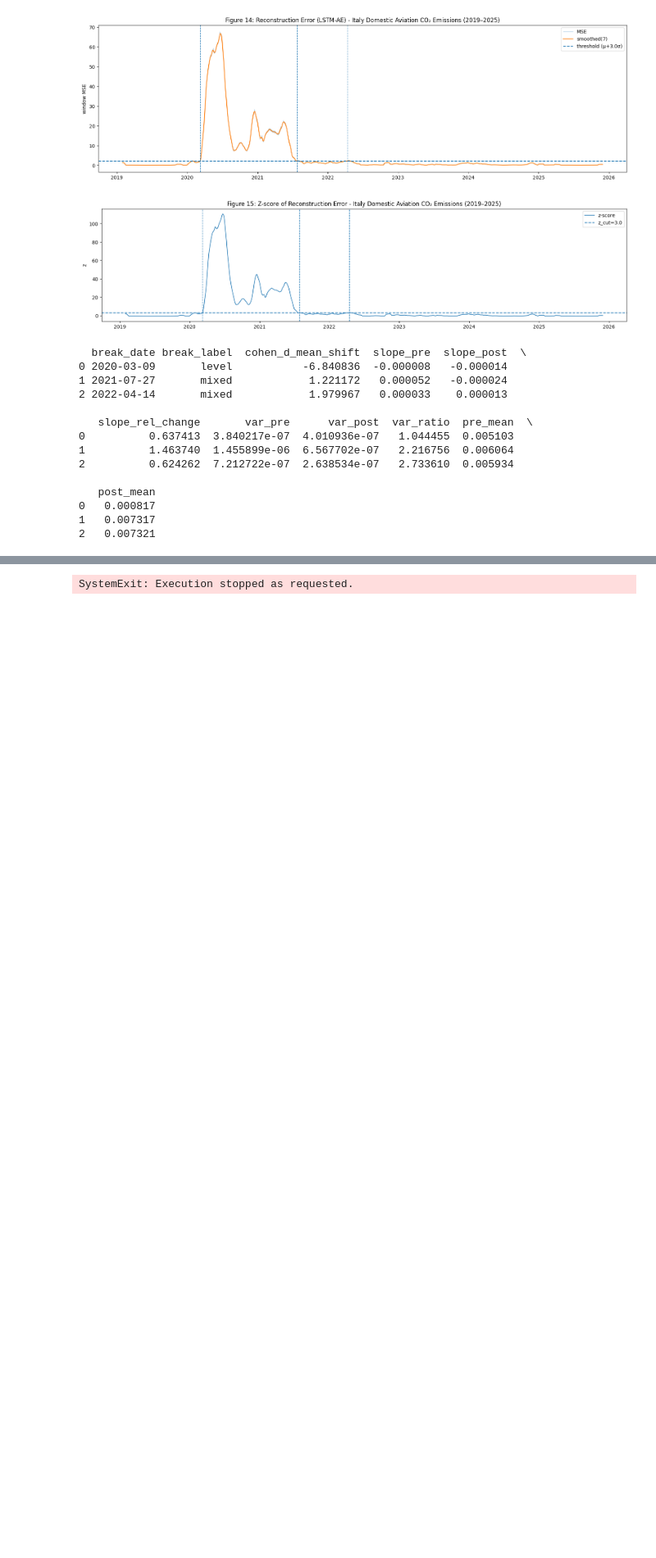
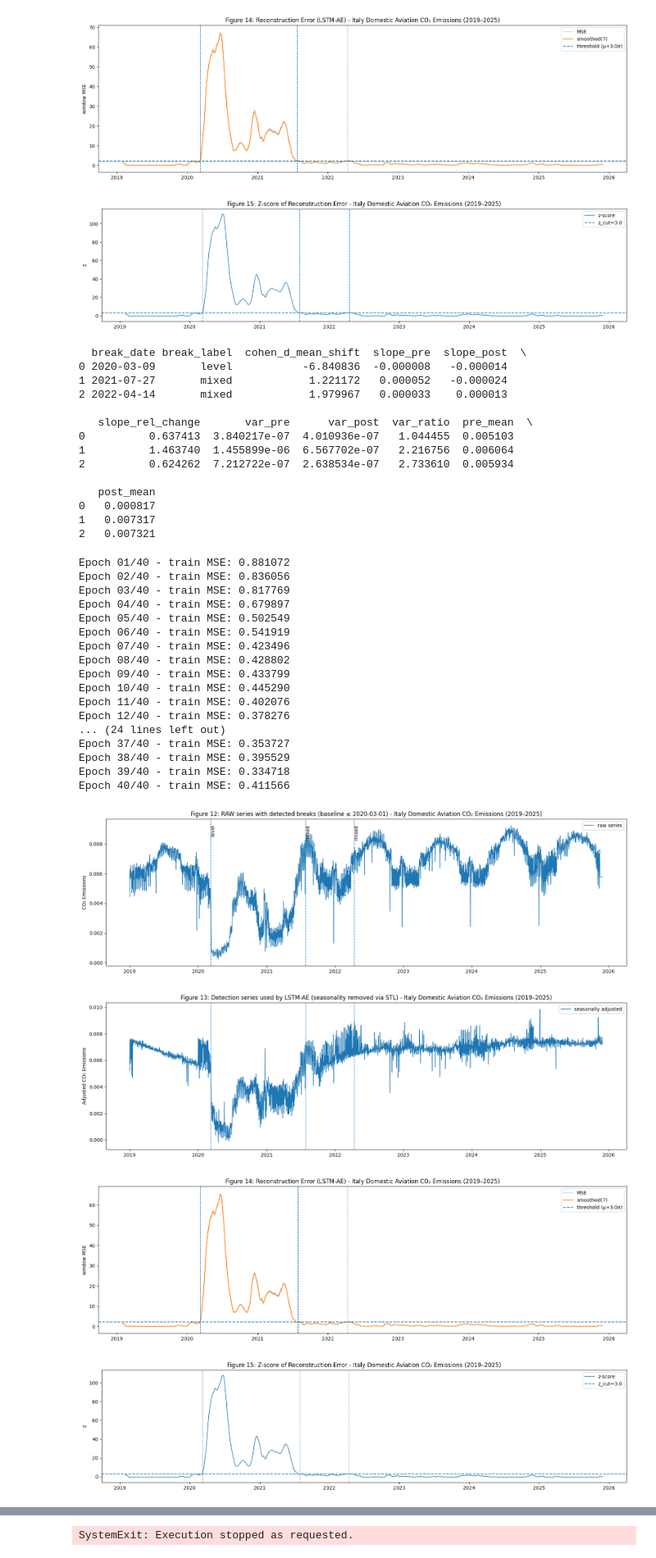
Before and after one commit to thisishasan/data_mining_and_machine_learning, a Jupyter notebook: data_mining_machine_learning.ipynb, the cells around one changed output, grey strips where cells are left out. Shown at 82% size. Saved outputs shown, nothing was run; the diff lists cells and outputs as text; code cells hidden in the pictures; blank space fills up the shorter version.

```diff
--- a/data_mining_machine_learning.ipynb
+++ b/data_mining_machine_learning.ipynb
@@ -1427,3 +1554,56 @@ Epoch 30/30 - train MSE: 0.331398
 0   0.000817
 1   0.007317
 2   0.007321
+# %%
+breaks_df, error_df, trained_model, detection_series, stl_components = detect_breaks_single_baseline_stl(
+    df_in=italy_domestic_aviation_df,
+    value_col="value",
+    baseline_end="2020-03-01",
+
+    seasonal_adjust=True,
+    stl_period=365,
+    stl_robust=True,
+
+    seq_len=30,
+    hidden_dim=64,
+    n_epochs=40,
+    batch_sz=128,
+    learn_rate=0.001,
+
+    smooth_win=7,
+    z_cut=3.0,
+    min_streak=7,
+
+    pre_days=60,
+    post_days=60,
+    mean_d_thr=0.8,
+    slope_rel_thr=1.0,
+    var_ratio_thr=2.0,
+
+    seed=42,
+    make_plots=True
+)
+
+print(breaks_df)
+# %% [output]
+Epoch 01/40 - train MSE: 0.881072
+Epoch 02/40 - train MSE: 0.836056
+Epoch 03/40 - train MSE: 0.817769
+Epoch 04/40 - train MSE: 0.679897
+Epoch 05/40 - train MSE: 0.502549
+Epoch 06/40 - train MSE: 0.541919
+Epoch 07/40 - train MSE: 0.423496
+Epoch 08/40 - train MSE: 0.428802
+Epoch 09/40 - train MSE: 0.433799
+Epoch 10/40 - train MSE: 0.445290
+Epoch 11/40 - train MSE: 0.402076
+Epoch 12/40 - train MSE: 0.378276
+... (24 lines left out)
+Epoch 37/40 - train MSE: 0.353727
+Epoch 38/40 - train MSE: 0.395529
+Epoch 39/40 - train MSE: 0.334718
+Epoch 40/40 - train MSE: 0.411566
+[figure, added]
+[figure, added]
+[figure, added]
+[figure, added]
```
Also changed, not shown: parts of 3 cells of this notebook.
